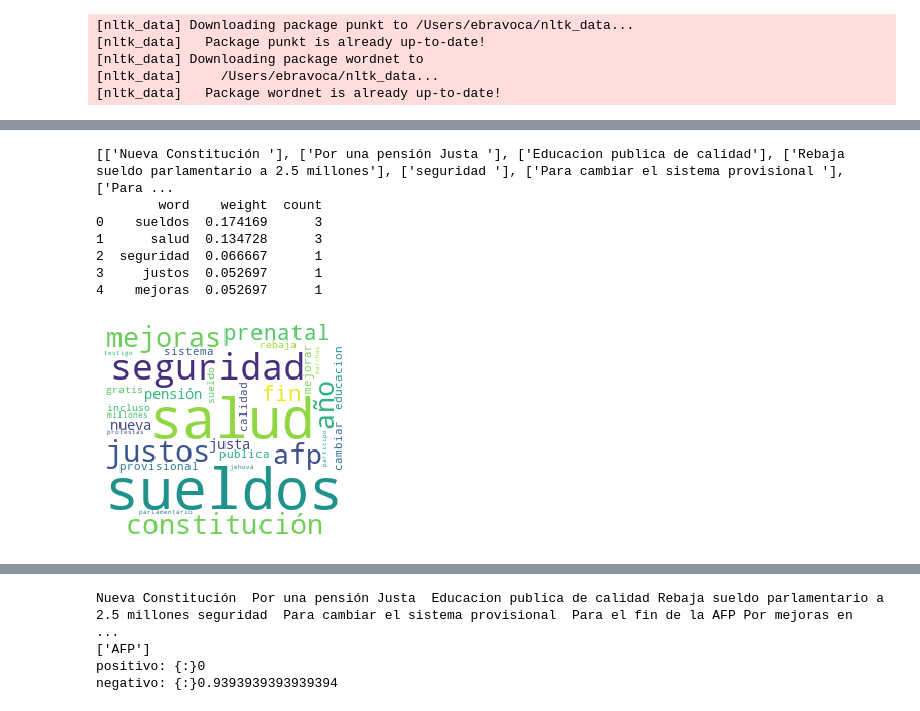
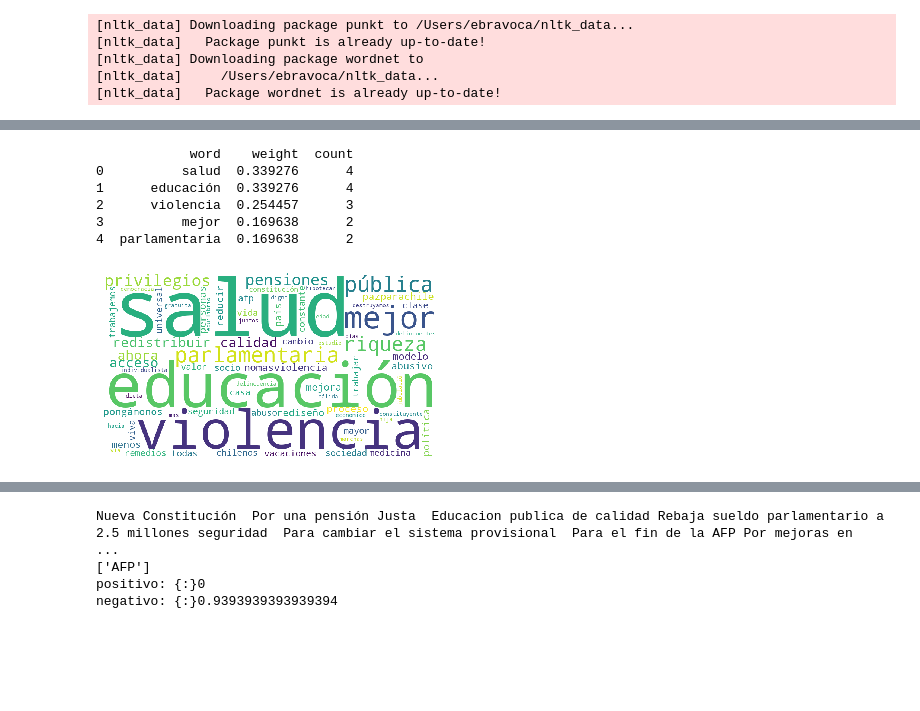
Before and after one commit to KikoBravo/POCs, a Jupyter notebook: TextAnalytics.ipynb, the cells around one changed output, grey strips where cells are left out. Cells and saved outputs as stored; diff of their text form; code cells hidden in the pictures; blank space fills up the shorter version.

Commit message:
Modificaciones analisis V01
De aqui se construyó el primer análisis para Icare. Este se encuetra en el docx

```diff
--- a/TextAnalytics.ipynb
+++ b/TextAnalytics.ipynb
@@ -58,10 +76,26 @@ from nltk.corpus import stopwords
 num_cols = ['Opción 1']
 docs = data_df[num_cols].values.tolist()
 
-print(docs)
-res = [' '.join(tups) for tups in docs]
+#print(docs)
+#res = [' '.join(str(tups)) for tups in docs]
+res = [' '.join(map(str, docs))]
 
-cv = CountVectorizer(stop_words = stopwords.words('spanish'))
+#print(res)
+#Extender diccionario
+stop = stopwords.words('spanish') + list(string.punctuation)
+
+
+#Extender el diccionario
+newStopWords = ['1','la',
+                'mi','preo',
+                'viernes','esposa','pasado',
+                'genera',
+                'quiero', 'mucha','hace','efectos','normal','parte','locomover','cliente','nat', '3', 'x']
+stop.extend(newStopWords)
+
+
+
+cv = CountVectorizer(stop_words = stop)
 
 # this steps generates word counts for the words in your docs
 word_count_vector=cv.fit(res)
@@ -76,43 +110,42 @@ df_bag_of_words = pd.DataFrame(bag_of_words.todense(), columns=feature_names)
 
 transformer=TfidfTransformer(smooth_idf=True,use_idf=True)
 tfidf = transformer.fit_transform(bag_of_words)
 
 #Contar las palabras
 word_cnts = np.asarray(bag_of_words.sum(axis=0)).ravel().tolist()
 df_cnts = pd.DataFrame({'word':feature_names, 'count':word_cnts})
 df_cnts = df_cnts.sort_values('count', ascending=False)
 
 #Sumar los pesos
 weights = np.asarray(tfidf.mean(axis=0)).ravel().tolist()
 df_weights = pd.DataFrame({'word':feature_names, 'weight': weights})
 df_weights = df_weights.sort_values('weight', ascending=False)
 
 df_weights = df_weights.merge(df_cnts, on = 'word', how= 'left')
 
 print(df_weights.head(5))
 
 s_word_freq = pd.Series(df_weights['count'])
 s_word_freq.index = df_weights['word']
 di_word_freq = s_word_freq.to_dict()
 
-mask = np.array(Image.open("images2.png"))
+#mask = np.array(Image.open("images2.png"))
 
-cloud = WordCloud(background_color="white", max_words=2000,mask = mask,
+cloud = WordCloud(background_color="white", max_words=2000,#mask = mask,
                             width=900, height=500).generate_from_frequencies(di_word_freq)
 plt.imshow(cloud)
 plt.axis('off')
 plt.show()
 
 df_weights.to_csv('paraGephi.csv')
 # %% [output]
-[['Nueva Constitución '], ['Por una pensión Justa '], ['Educacion publica de calidad'], ['Rebaja sueldo parlamentario a 2.5 millones'], ['seguridad '], ['Para cambiar el sistema provisional '], ['Para ...
-        word    weight  count
-0    sueldos  0.174169      3
-1      salud  0.134728      3
-2  seguridad  0.066667      1
-3     justos  0.052697      1
-4    mejoras  0.052697      1
+            word    weight  count
+0          salud  0.339276      4
+1      educación  0.339276      4
+2      violencia  0.254457      3
+3          mejor  0.169638      2
+4  parlamentaria  0.169638      2
-[figure, old version]
+[figure, new version]
 # %%
 import itertools
 import collections
```
Also changed, not shown: parts of 5 cells of this notebook, 8 other files.
